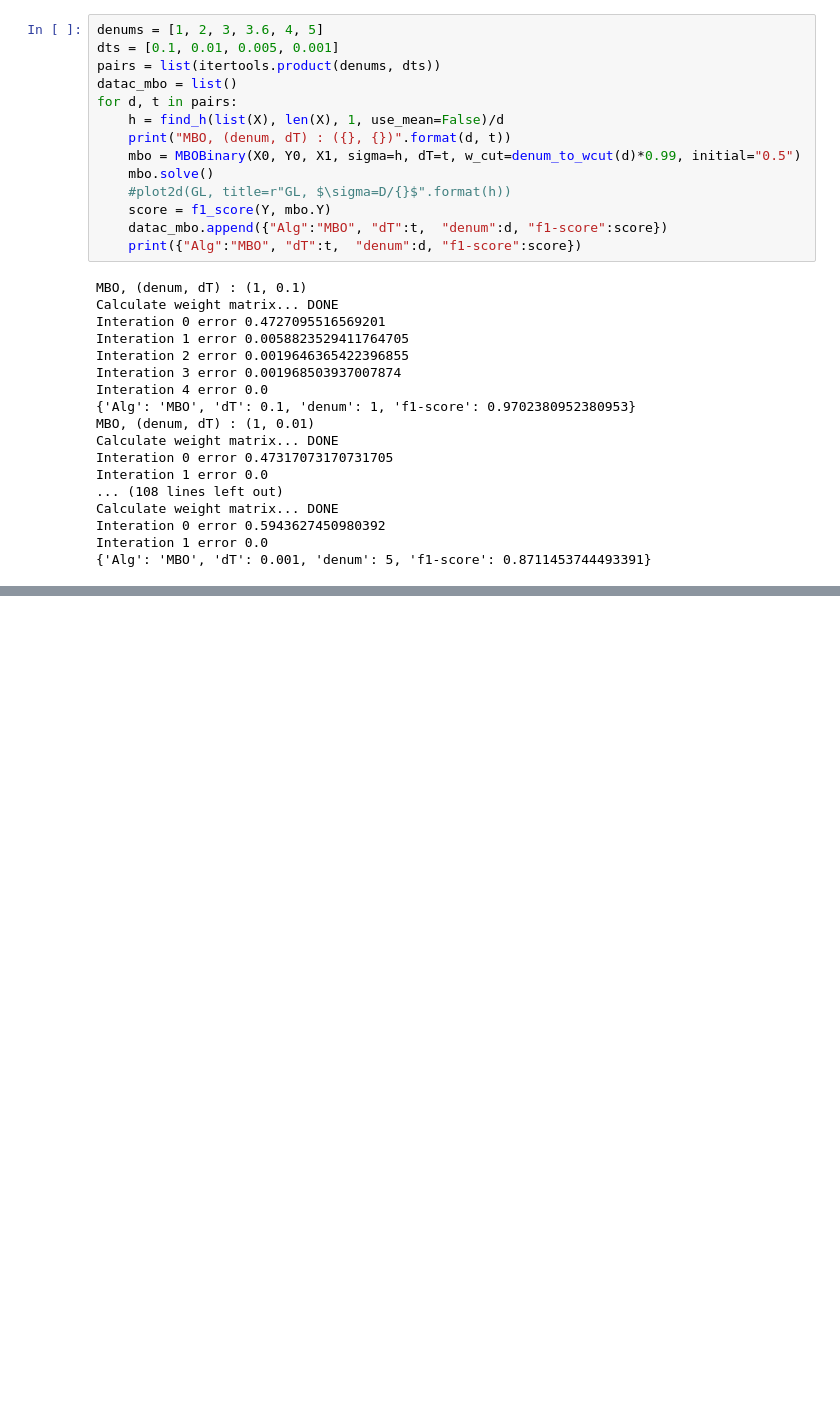
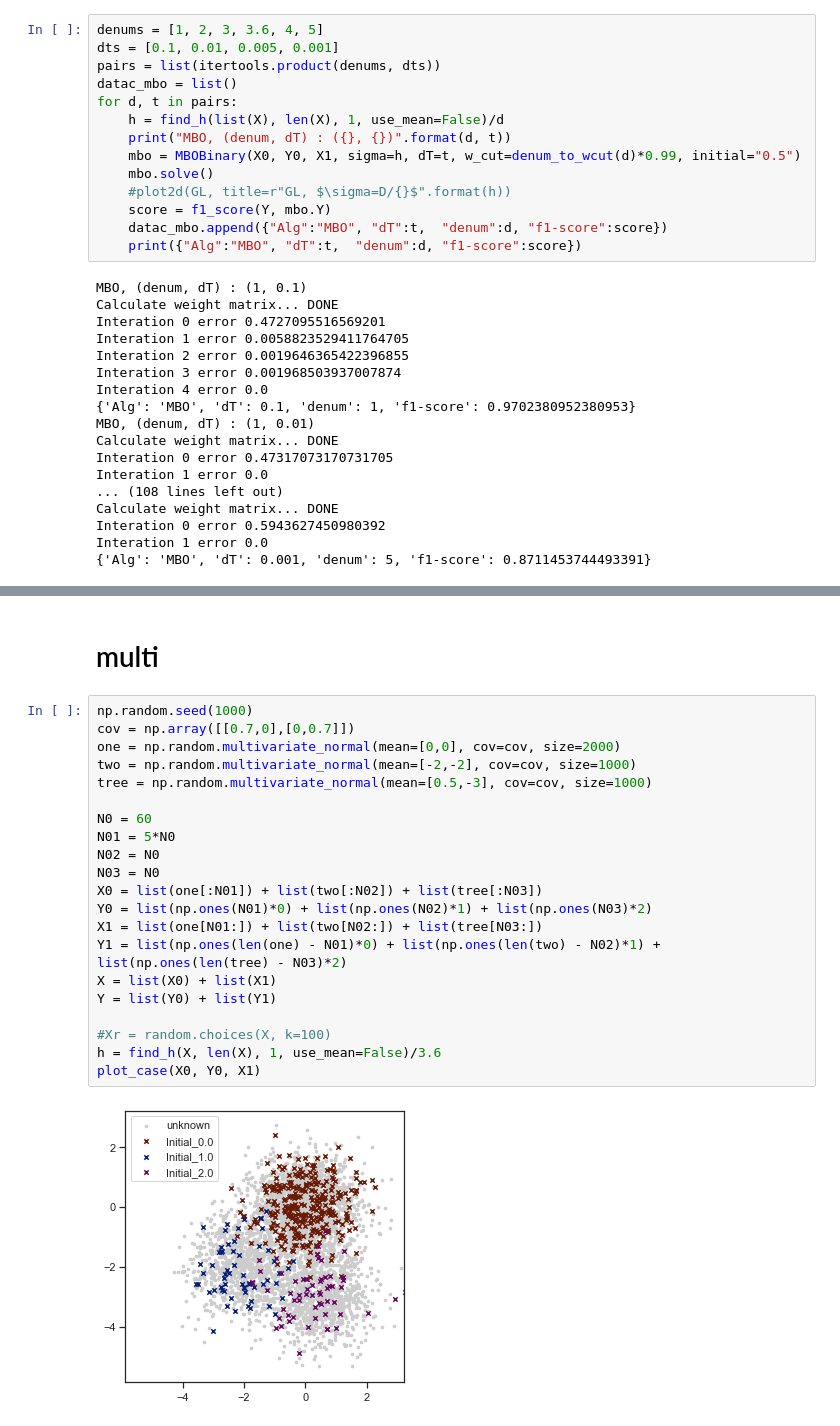
Before and after one commit to imamar94/GL, a Jupyter notebook: 03 Additional Data.ipynb, the cells around one changed output, grey strips where cells are left out. Cells and saved outputs as stored; diff of their text form; blank space fills up the shorter version.

```diff
--- a/03 Additional Data.ipynb
+++ b/03 Additional Data.ipynb
@@ -299,0 +368,25 @@ Interation 1 error 0.0
+# %% [markdown]
+# multi
+# %%
+np.random.seed(1000)
+cov = np.array([[0.7,0],[0,0.7]])
+one = np.random.multivariate_normal(mean=[0,0], cov=cov, size=2000)
+two = np.random.multivariate_normal(mean=[-2,-2], cov=cov, size=1000)
+tree = np.random.multivariate_normal(mean=[0.5,-3], cov=cov, size=1000)
+
+N0 = 60
+N01 = 5*N0
+N02 = N0
+N03 = N0
+X0 = list(one[:N01]) + list(two[:N02]) + list(tree[:N03])
+Y0 = list(np.ones(N01)*0) + list(np.ones(N02)*1) + list(np.ones(N03)*2)
+X1 = list(one[N01:]) + list(two[N02:]) + list(tree[N03:])
+Y1 = list(np.ones(len(one) - N01)*0) + list(np.ones(len(two) - N02)*1) + list(np.ones(len(tree) - N03)*2)
+X = list(X0) + list(X1)
+Y = list(Y0) + list(Y1)
+
+#Xr = random.choices(X, k=100)
+h = find_h(X, len(X), 1, use_mean=False)/3.6
+plot_case(X0, Y0, X1)
+# %% [output]
+[figure, added]
```
Also changed, not shown: parts of 8 cells of this notebook, 3 other files.
